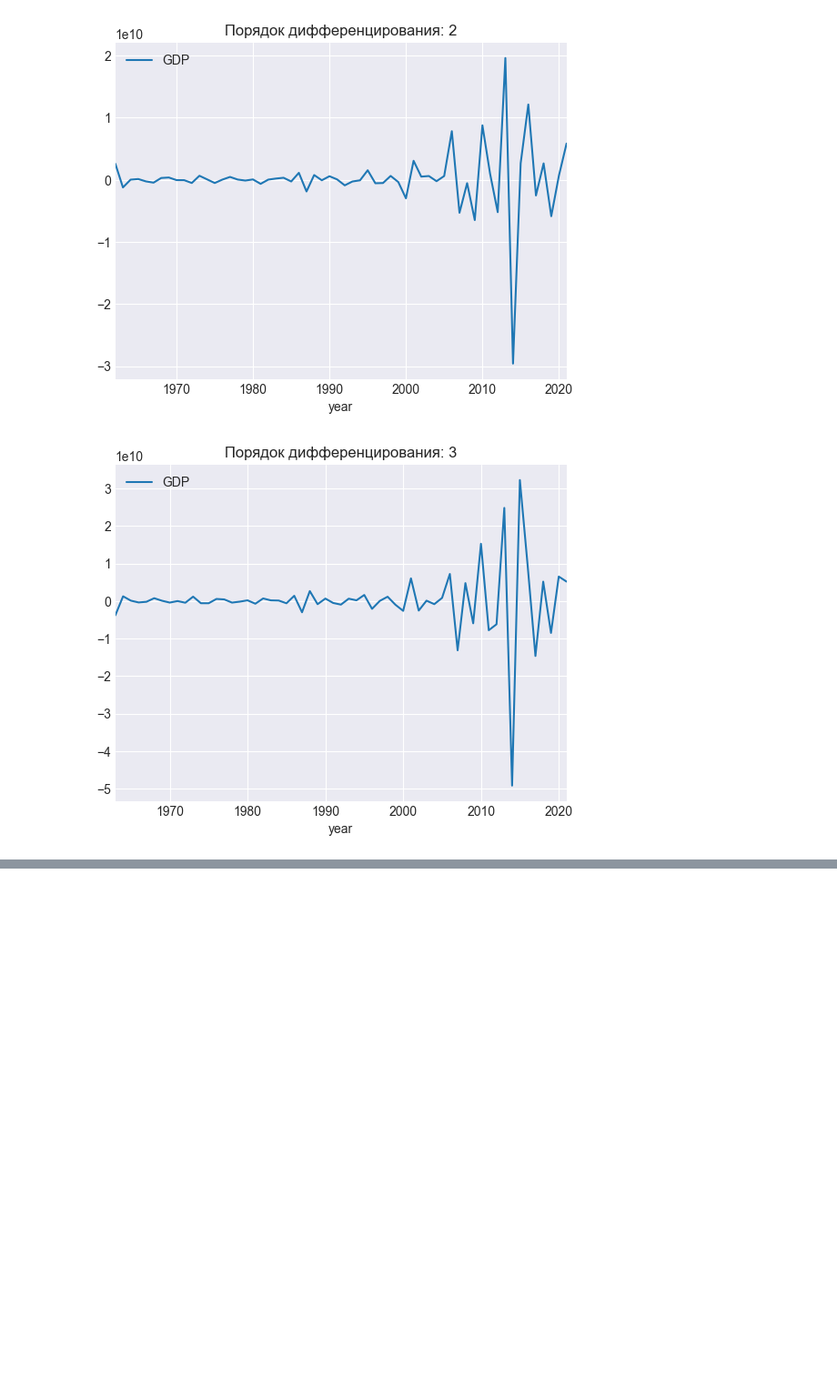
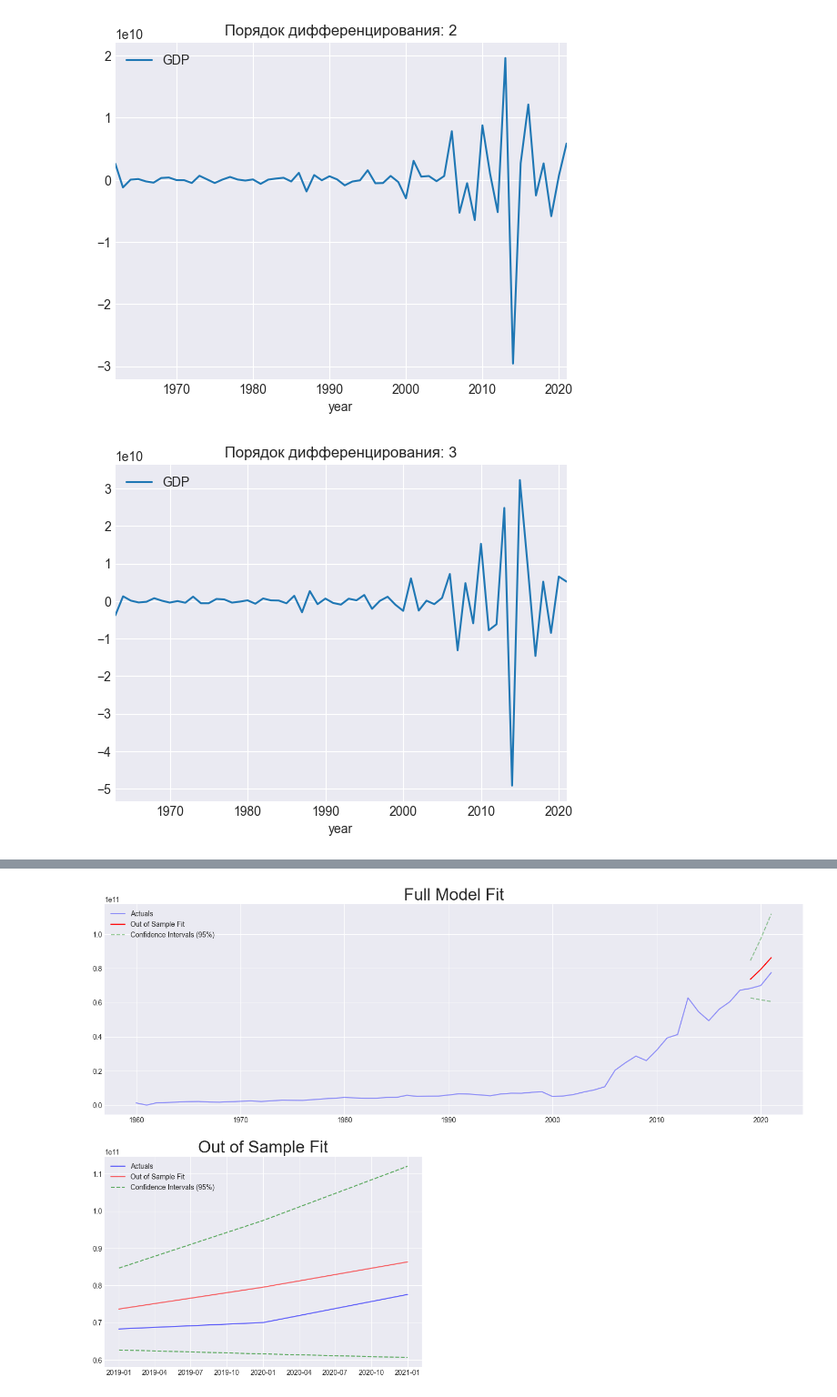
Before and after one commit to ScReameer/DS-learning, a Jupyter notebook: Math/Block-7/ML-13. Time series II/Practice.ipynb, the cells around one changed output, grey strips where cells are left out. Shown at 91% size. Saved outputs shown, nothing was run; the diff lists cells and outputs as text; code cells hidden in the pictures; blank space fills up the shorter version.

```diff
--- a/Math/Block-7/ML-13. Time series II/Practice.ipynb
+++ b/Math/Block-7/ML-13. Time series II/Practice.ipynb
@@ -132,0 +171,82 @@ plt.show()
+# %%
+best_arima = ARIMA(train, order=(2, 3, 1)).fit()
+pred_df = pd.DataFrame(index=data.index)
+
+pred_df["model_preds"] = best_arima.predict(
+    start=test.index[0], end=test.index[-1]
+)
+
+
+pred_df["GDP"] = data["GDP"]
+
+forecast = best_arima.get_forecast(len(test.index))
+forecast_df = forecast.conf_int(alpha=0.05)  # Confidence level of 95%
+
+pred_df.at[test.index, "model_preds_lower"] = forecast_df["lower GDP"]
+pred_df.at[test.index, "model_preds_upper"] = forecast_df["upper GDP"]
+
+plt.rcParams["figure.figsize"] = 18, 12
+
+plt.subplot(2, 1, 1)
+plt.plot(pred_df["GDP"], color="blue", label="Actuals", alpha=0.4)
+
+plt.plot(
+    pred_df.loc[test.index]["model_preds"],
+    color="red",
+    linestyle="-",
+    label="Out of Sample Fit",
+)
+
+plt.plot(
+    pred_df.loc[test.index]["model_preds_lower"],
+    color="green",
+    linestyle="--",
+    label="Confidence Intervals (95%)",
+    alpha=0.4,
+)
+
+plt.plot(
+    pred_df.loc[test.index]["model_preds_upper"],
+    color="green",
+    linestyle="--",
+    alpha=0.4,
+)
+
+plt.title("Full Model Fit", size=24)
+plt.legend()
+
+plt.subplot(2, 2, 3)
+
+plt.plot(
+    pred_df.loc[test.index]["GDP"], color="blue", label="Actuals", alpha=0.6
+)
+
+plt.plot(
+    pred_df.loc[test.index]["model_preds"],
+    color="red",
+    linestyle="-",
+    label="Out of Sample Fit",
+    alpha=0.6,
+)
+
+plt.plot(
+    pred_df.loc[test.index]["model_preds_lower"],
+    color="green",
+    linestyle="--",
+    label="Confidence Intervals (95%)",
+    alpha=0.6,
+)
+
+plt.plot(
+    pred_df.loc[test.index]["model_preds_upper"],
+    color="green",
+    linestyle="--",
+    alpha=0.6,
+)
+
+plt.title("Out of Sample Fit", size=24)
+plt.legend()
+
+plt.show()
+# %% [output]
+[figure, added]
```
Also changed, not shown: parts of 11 cells of this notebook.
